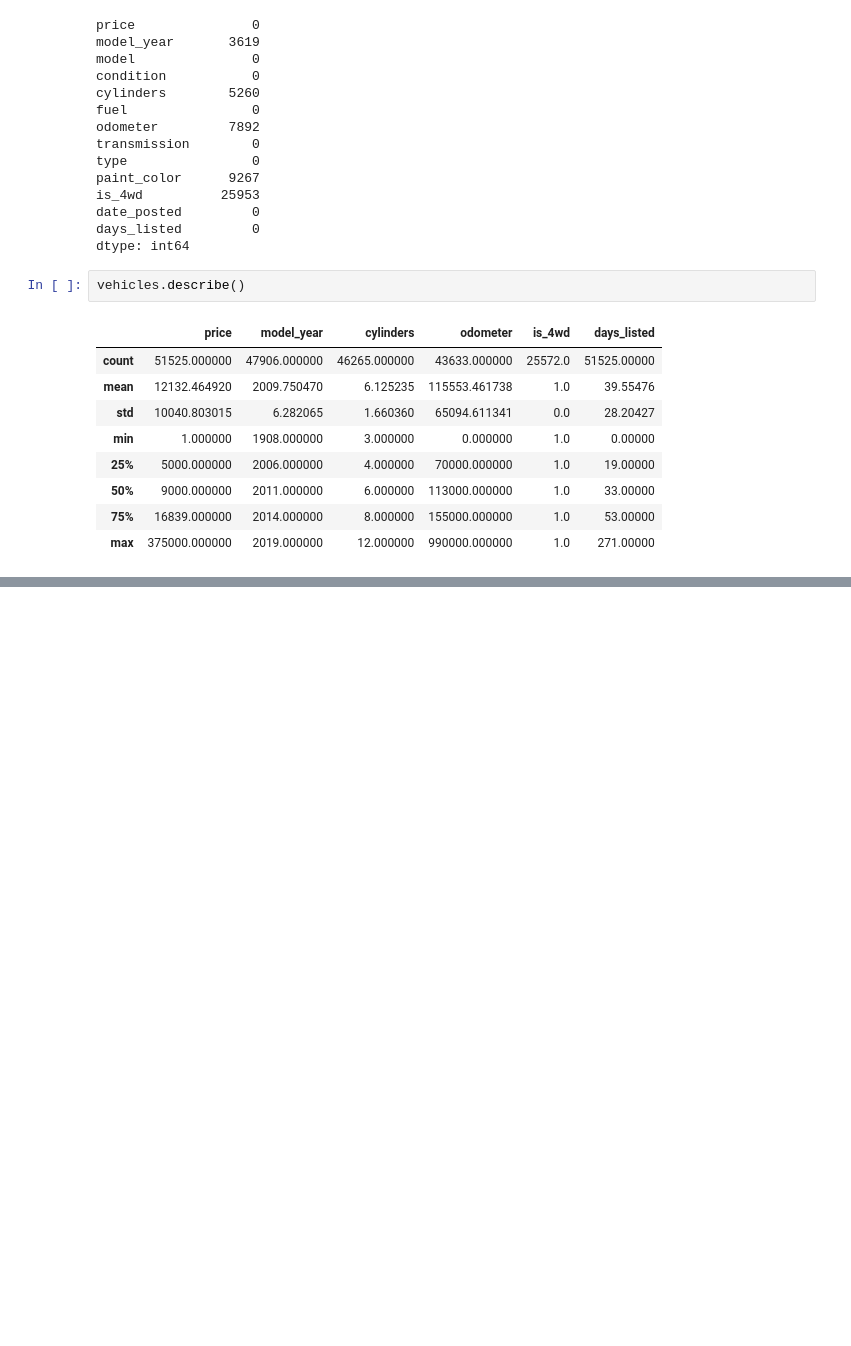
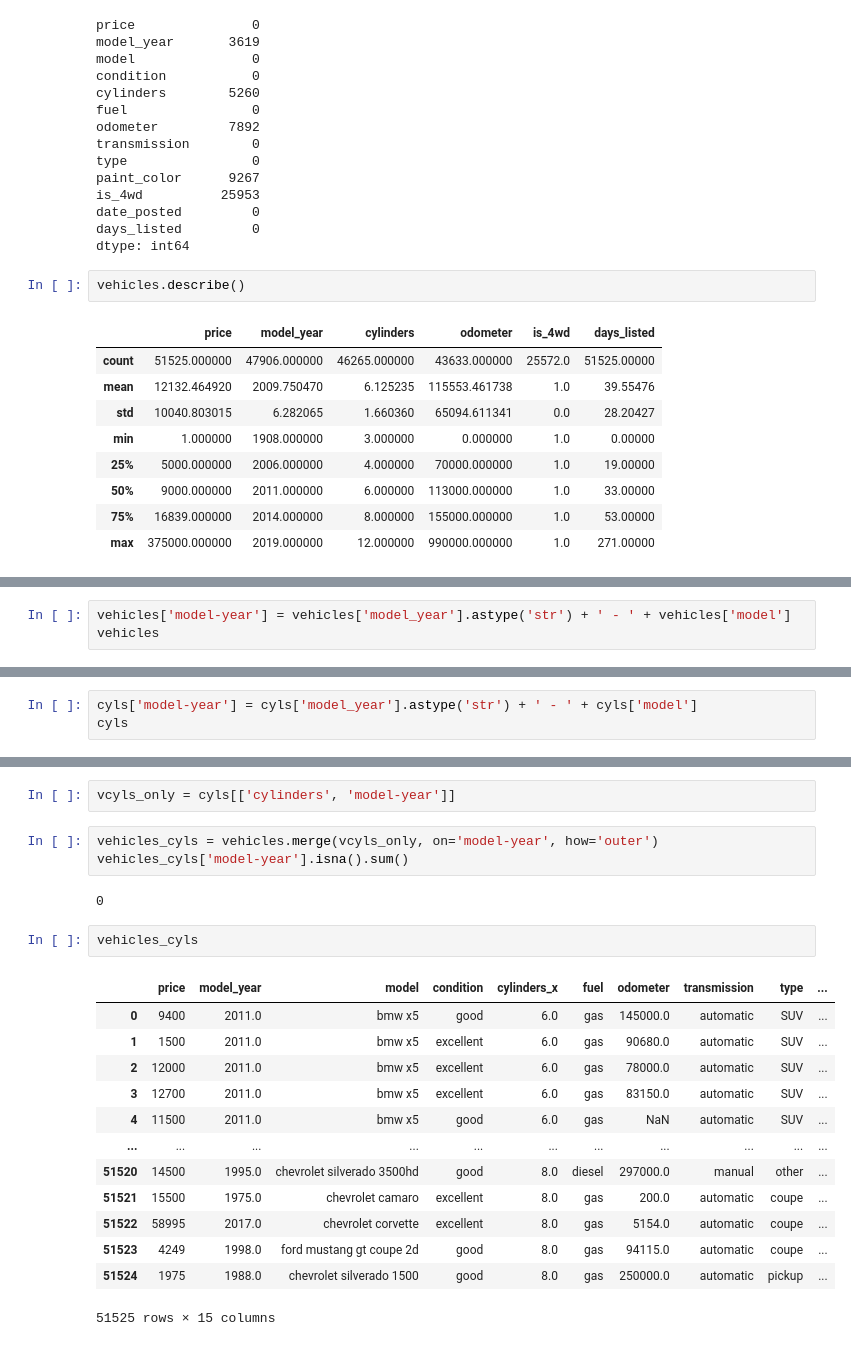
Before and after one commit to aadi-v/Sprint-4-Project, a Jupyter notebook: Notebooks/EDA.ipynb, the cells around one changed output, grey strips where cells are left out. Saved outputs shown, nothing was run; the diff lists cells and outputs as text; blank space fills up the shorter version.

```diff
--- a/Notebooks/EDA.ipynb
+++ b/Notebooks/EDA.ipynb
@@ -78,0 +106,3 @@ vehicles.describe()
+# %%
+vehicles['model-year'] = vehicles['model_year'].astype('str') + ' - ' + vehicles['model']
+vehicles
@@ -78,0 +123,3 @@ vehicles.describe()
+# %%
+cyls['model-year'] = cyls['model_year'].astype('str') + ' - ' + cyls['model']
+cyls
@@ -78,0 +140,23 @@ vehicles.describe()
+# %%
+vcyls_only = cyls[['cylinders', 'model-year']]
+# %%
+vehicles_cyls = vehicles.merge(vcyls_only, on='model-year', how='outer')
+vehicles_cyls['model-year'].isna().sum()
+# %% [output]
+0
+# %%
+vehicles_cyls
+# %% [output]
+|  | price | model_year | model | condition | cylinders_x | fuel | odometer | transmission | type | ... |
+| 0 | 9400 | 2011.0 | bmw x5 | good | 6.0 | gas | 145000.0 | automatic | SUV | ... |
+| 1 | 1500 | 2011.0 | bmw x5 | excellent | 6.0 | gas | 90680.0 | automatic | SUV | ... |
+| 2 | 12000 | 2011.0 | bmw x5 | excellent | 6.0 | gas | 78000.0 | automatic | SUV | ... |
+| 3 | 12700 | 2011.0 | bmw x5 | excellent | 6.0 | gas | 83150.0 | automatic | SUV | ... |
+| 4 | 11500 | 2011.0 | bmw x5 | good | 6.0 | gas | NaN | automatic | SUV | ... |
+| ... | ... | ... | ... | ... | ... | ... | ... | ... | ... | ... |
+| 51520 | 14500 | 1995.0 | chevrolet silverado 3500hd | good | 8.0 | diesel | 297000.0 | manual | other | ... |
+| 51521 | 15500 | 1975.0 | chevrolet camaro | excellent | 8.0 | gas | 200.0 | automatic | coupe | ... |
+| 51522 | 58995 | 2017.0 | chevrolet corvette | excellent | 8.0 | gas | 5154.0 | automatic | coupe | ... |
+| 51523 | 4249 | 1998.0 | ford mustang gt coupe 2d | good | 8.0 | gas | 94115.0 | automatic | coupe | ... |
+| 51524 | 1975 | 1988.0 | chevrolet silverado 1500 | good | 8.0 | gas | 250000.0 | automatic | pickup | ... |
+51525 rows × 15 columns
```
Also changed, not shown: parts of 18 cells of this notebook, 1 other file.
